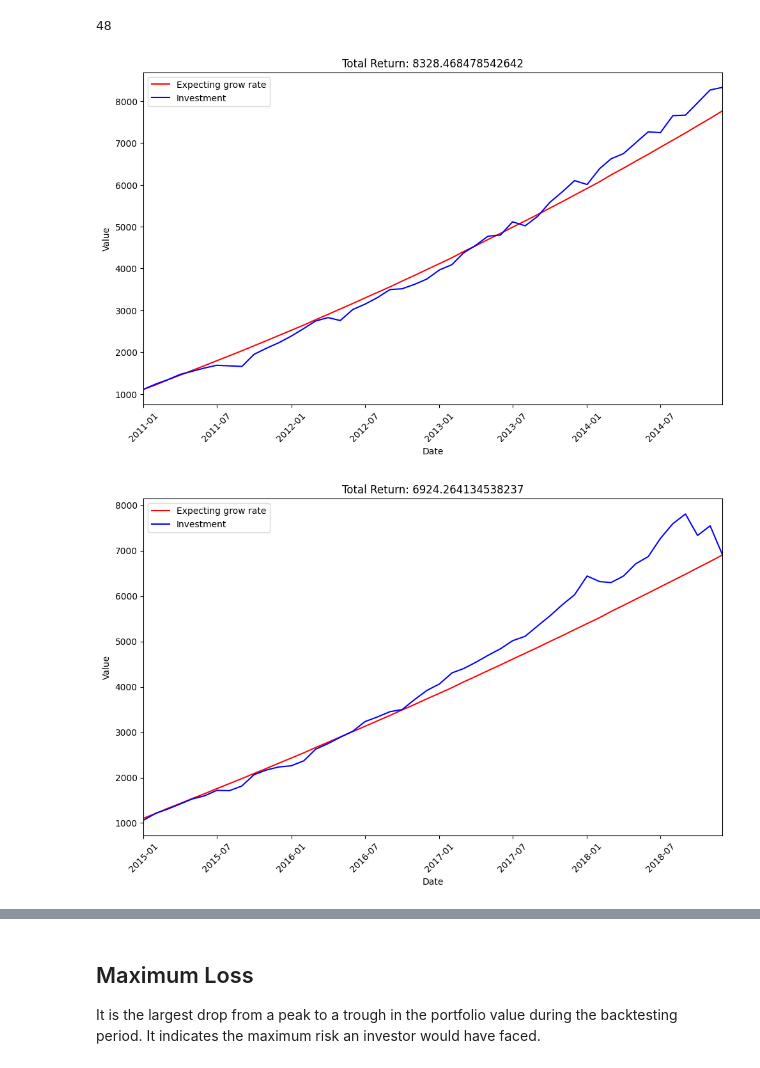
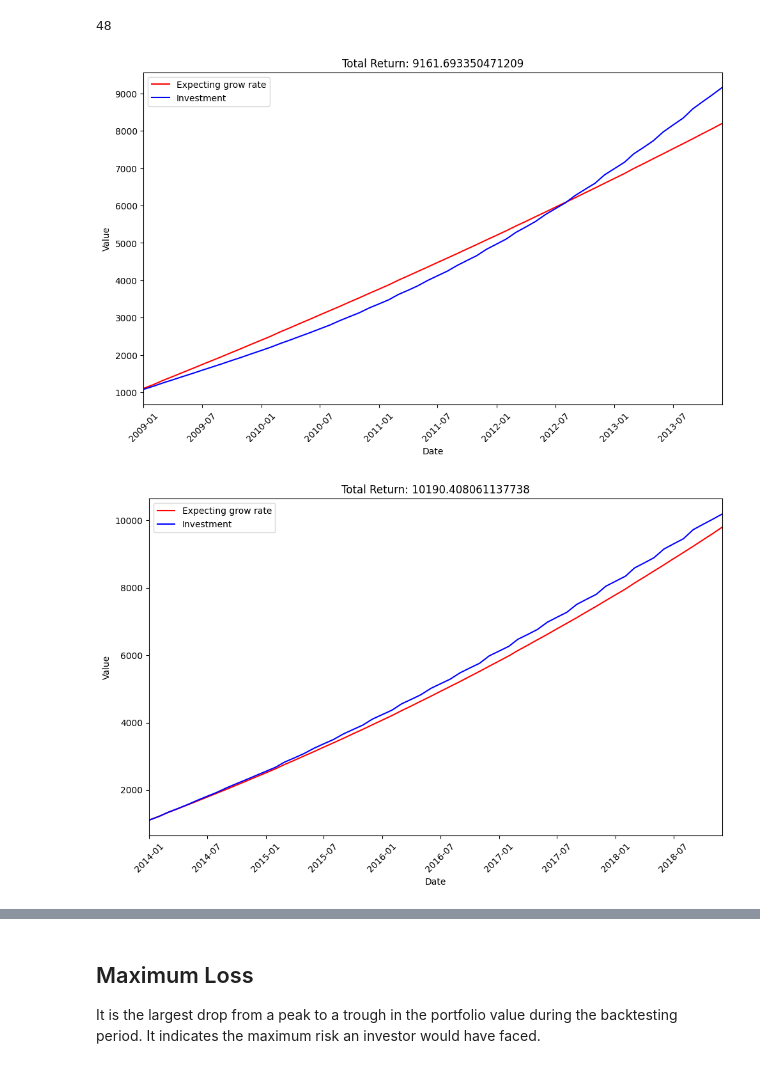
Before and after one commit to AdalDiazFarina/TFG-service, a Jupyter notebook: app/notebooks/Vanguard_SP500_ETF.ipynb, the cells around one changed output, grey strips where cells are left out. Cells and saved outputs as stored; diff of their text form; code cells hidden in the pictures.

```diff
--- a/app/notebooks/Vanguard_SP500_ETF.ipynb
+++ b/app/notebooks/Vanguard_SP500_ETF.ipynb
@@ -156,17 +246,24 @@ display(annual_inflation)
 Calculation of different metrics for strategy evaluation. Before calculating the metrics we will divide the data into 3 timelines to ensure that the outcome of the data is not manipulated by market conditions at a point in time.
 # %%
 # Vanguard S&P 500 data
-sp500_df1 = voo_etf.loc[:'2014-12-01']
+sp500_df1 = complete_df.loc[:f'{int(start_year) + duration - 1}-12-01']
 sp500_df1.index = pd.to_datetime(sp500_df1.index)
-sp500_df2 = voo_etf.loc['2015-01-01':'2018-12-01']
+sp500_df2 = complete_df.loc[f'{int(start_year) + duration}-01-01':f'{int(start_year) + duration * 2 - 1}-12-01']
 sp500_df2.index = pd.to_datetime(sp500_df2.index)
-sp500_df3 = voo_etf.loc['2019-01-01':]
+sp500_df3 = complete_df.loc[f'{int(start_year) + duration * 2}-01-01':]
 sp500_df3.index = pd.to_datetime(sp500_df3.index)
 
+print(f'{int(start_year) + duration}-01-01')
+print(f'{int(start_year) + duration + 1}-01-01')
+print(f'{int(start_year) + duration * 2 - 1}-12-01')
+print(f'{int(start_year) + duration * 2}-01-01')
+
 # Dividens SP500 data
-dividends_df1 = dividend_history.loc[:'2014-12-31']
+dividends_df1 = dividend_history.loc[:f'{int(start_year) + duration - 1}-12-01']
 dividends_df1.index = pd.to_datetime(dividends_df1.index)
-dividends_df2 = dividend_history.loc['2015-01-01':'2018-12-31']
+dividends_df2 = dividend_history.loc[f'{int(start_year) + duration}-01-01':f'{int(start_year) + duration * 2 - 1}-12-01']
 dividends_df2.index = pd.to_datetime(dividends_df2.index)
-dividends_df3 = dividend_history.loc['2019-01-01':]
+dividends_df3 = dividend_history.loc[f'{int(start_year) + duration * 2}-01-01':]
 dividends_df3.index = pd.to_datetime(dividends_df3.index)
+
+print(sp500_df3)
@@ -257,7 +373,9 @@ def TotalReturn(df_timeline, period, initial_capital=initial_capital):
 data = []
 total_returns = []
 for index, df_timeline in enumerate(df_timelines):
-  period = 'period_' + str(index + 1)
-  total = TotalReturn(df_timeline, period)
-  data.append(total)
-  total_returns.append(total['total'])
+    period = 'period_' + str(index + 1)
+    total = TotalReturn(df_timeline, period, initial_capital, saveOperation=True)
+    data.append(total)
+    total_returns.append(total['total'])
+
+print(data)
@@ -288,7 +424,7 @@ Provides a view of the average return per year. This is important for comparing
  ## This method calculate the annualized return of one active
 def AnnualizedReturn(df, start_year, end_year, period):
   total_annual_profit = []
-  capital = initial_capital + monthly_contribution * 12
+  capital = initial_capital
   for year in range(start_year, end_year + 1):
     filtered_data = df.loc[df['Date'].dt.year == year]
     total_return_after_one_year = TotalReturn(filtered_data, period, capital)
@@ -301,9 +437,9 @@ def AnnualizedReturn(df, start_year, end_year, period):
     })
   return total_annual_profit
 # %%
-annual_returns_df1 = AnnualizedReturn(df_timeline_df1, 2011, 2014, 'period_1')
-annual_returns_df2 = AnnualizedReturn(df_timeline_df2, 2015, 2018, 'period_2')
-annual_returns_df3 = AnnualizedReturn(df_timeline_df3, 2019, 2023, 'period_3')
+annual_returns_df1 = AnnualizedReturn(df_timeline_df1, int(start_year), int(start_year) + duration - 1, 'period_1')
+annual_returns_df2 = AnnualizedReturn(df_timeline_df2, int(start_year) + duration, int(start_year) + duration * 2 - 1, 'period_2')
+annual_returns_df3 = AnnualizedReturn(df_timeline_df3, int(start_year) + duration * 2, int(end_year) - 1, 'period_3')
 # %%
 m.AnnualizadReturnGraphic(annual_returns_df1)
 print('Mean annualize return: ', m.MeanAnnualizedReturn(annual_returns_df1))
@@ -349,9 +485,9 @@ print(len(m.experatedGrowRateValues(m.MeanAnnualizedReturn(annual_returns_df1),
 # %% [output]
 48
 # %%
-m.showScatterPlot(0, annual_returns_df1, 4, data)
-m.showScatterPlot(1, annual_returns_df2, 4, data)
-m.showScatterPlot(2, annual_returns_df3, 5, data)
+m.showScatterPlot(0, annual_returns_df1, duration, data)
+m.showScatterPlot(1, annual_returns_df2, duration, data)
+m.showScatterPlot(2, annual_returns_df3, duration, data)
 # %% [output]
-[figure, old version]
+[figure, new version]
-[figure, old version]
+[figure, new version]
```
Also changed, not shown: parts of 40 cells of this notebook, 15 other files.
